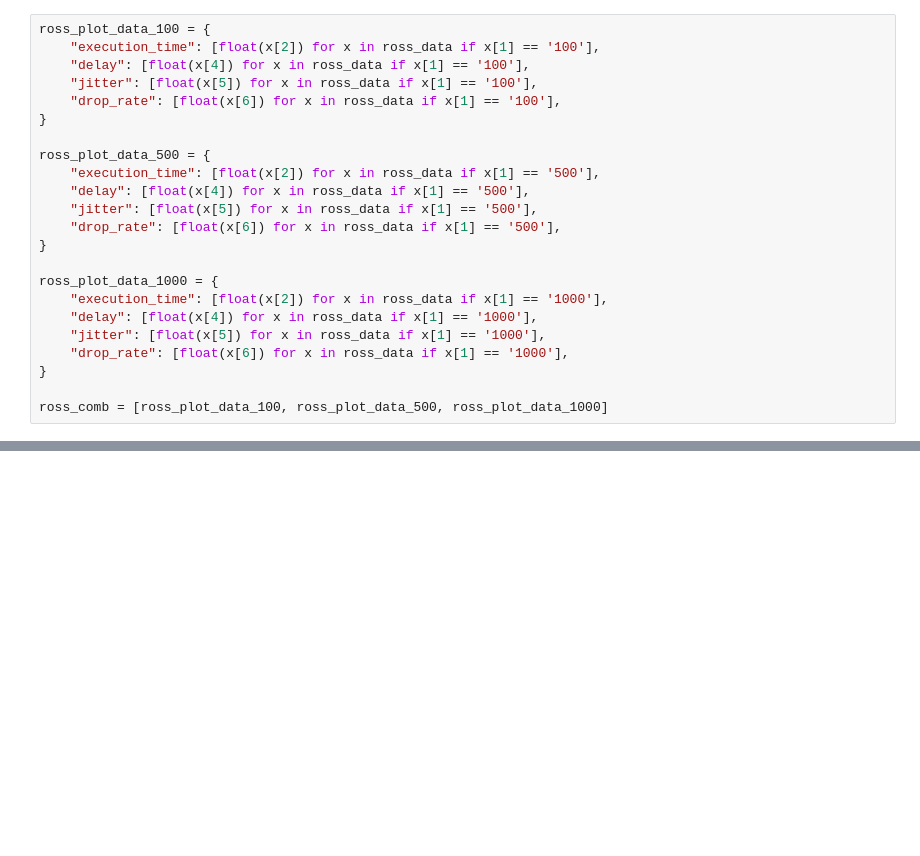
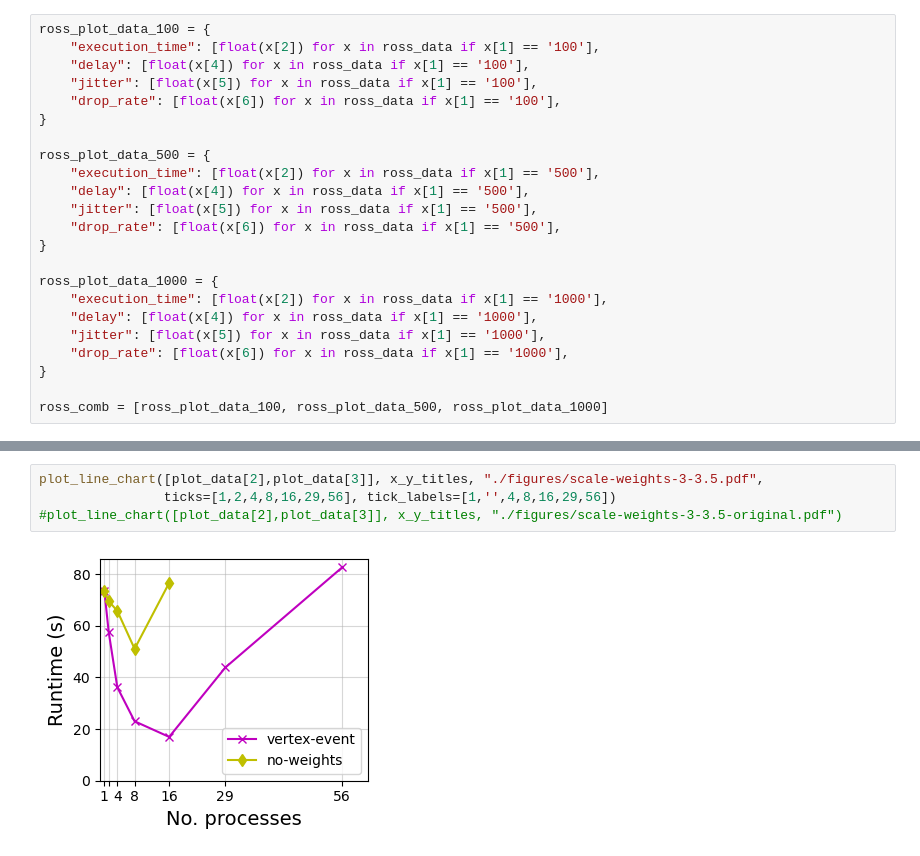
Before and after one commit to network-digital-twin/experiment-utils, a Jupyter notebook: src/plots.ipynb, the cells around one changed output, grey strips where cells are left out. Saved outputs shown, nothing was run; the diff lists cells and outputs as text; blank space fills up the shorter version.

```diff
--- a/src/plots.ipynb
+++ b/src/plots.ipynb
@@ -463,0 +431,6 @@ plt.show()
+# %%
+plot_line_chart([plot_data[2],plot_data[3]], x_y_titles, "./figures/scale-weights-3-3.5.pdf",
+                ticks=[1,2,4,8,16,29,56], tick_labels=[1,'',4,8,16,29,56])
+#plot_line_chart([plot_data[2],plot_data[3]], x_y_titles, "./figures/scale-weights-3-3.5-original.pdf")
+# %% [output]
+[figure, added]
```
Also changed, not shown: parts of 21 cells of this notebook, 34 other files.
